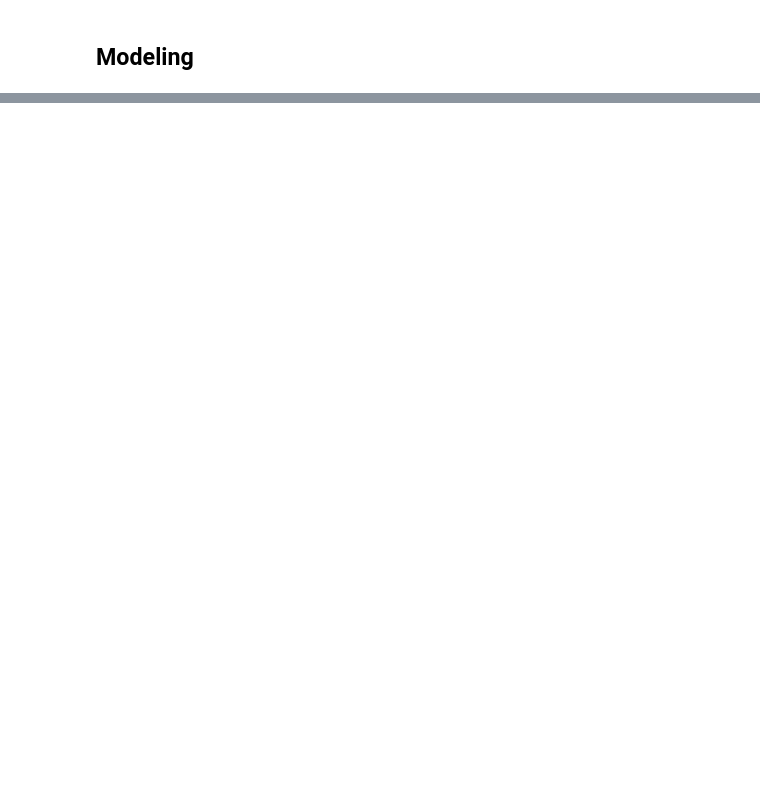
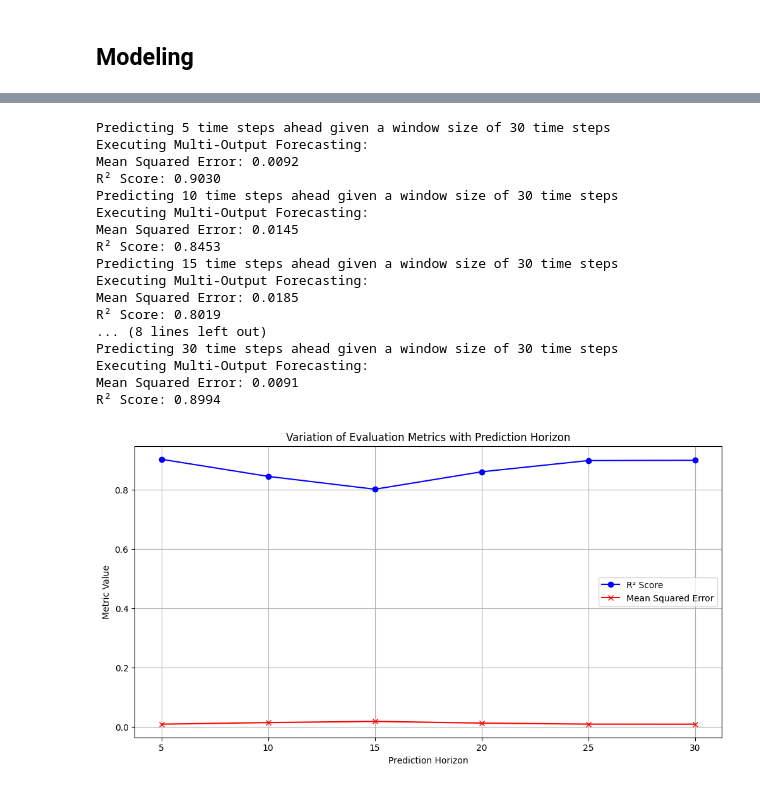
Before and after one commit to Prithiviraj7R/data-center-modeling, a Jupyter notebook: notebooks/data-modeling.ipynb, the cells around one changed output, grey strips where cells are left out. Cells and saved outputs as stored; diff of their text form; code cells hidden in the pictures; blank space fills up the shorter version.

```diff
--- a/notebooks/data-modeling.ipynb
+++ b/notebooks/data-modeling.ipynb
@@ -459,0 +484,53 @@ R² Score: 0.8631
+# %%
+data = df_scaled.to_numpy()
+window_size = 30
+# pred_horizon = 5
+target_col = 0
+
+hidden_size = 64
+num_layers = 2
+batch_size = 32
+learning_rate = 0.001
+num_epochs = 100
+
+r2_scores = []
+mse_scores = []
+
+for pred_horizon in range(5, 31, 5):
+    print(f"\nPredicting {pred_horizon} time steps ahead given a window size of {window_size} time steps")
+
+    modeling_pipeline = Pipeline(
+        data=data,
+        window_size=window_size,
+        pred_horizon=pred_horizon,
+        target_col=target_col,
+        hidden_size=hidden_size,
+        num_layers=num_layers,
+        batch_size=batch_size,
+        learning_rate=learning_rate,
+        num_epochs=num_epochs
+    )
+
+    print("Executing Multi-Output Forecasting:")
+    mse, r2 = modeling_pipeline.execute_multi_output()
+    r2_scores.append(r2)
+    mse_scores.append(mse)
+# %% [output]
+Predicting 5 time steps ahead given a window size of 30 time steps
+Executing Multi-Output Forecasting:
+Mean Squared Error: 0.0092
+R² Score: 0.9030
+Predicting 10 time steps ahead given a window size of 30 time steps
+Executing Multi-Output Forecasting:
+Mean Squared Error: 0.0145
+R² Score: 0.8453
+Predicting 15 time steps ahead given a window size of 30 time steps
+Executing Multi-Output Forecasting:
+Mean Squared Error: 0.0185
+R² Score: 0.8019
+... (8 lines left out)
+Predicting 30 time steps ahead given a window size of 30 time steps
+Executing Multi-Output Forecasting:
+Mean Squared Error: 0.0091
+R² Score: 0.8994
+[figure, added]
```
Also changed, not shown: parts of 11 cells of this notebook, 24 other files.
